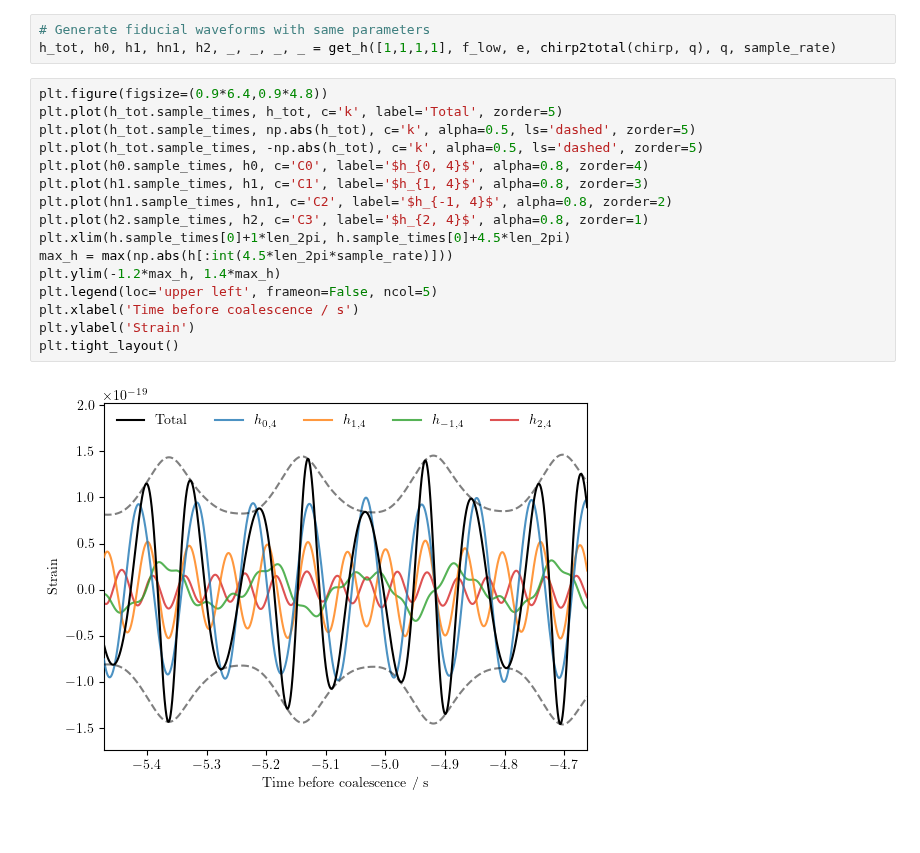
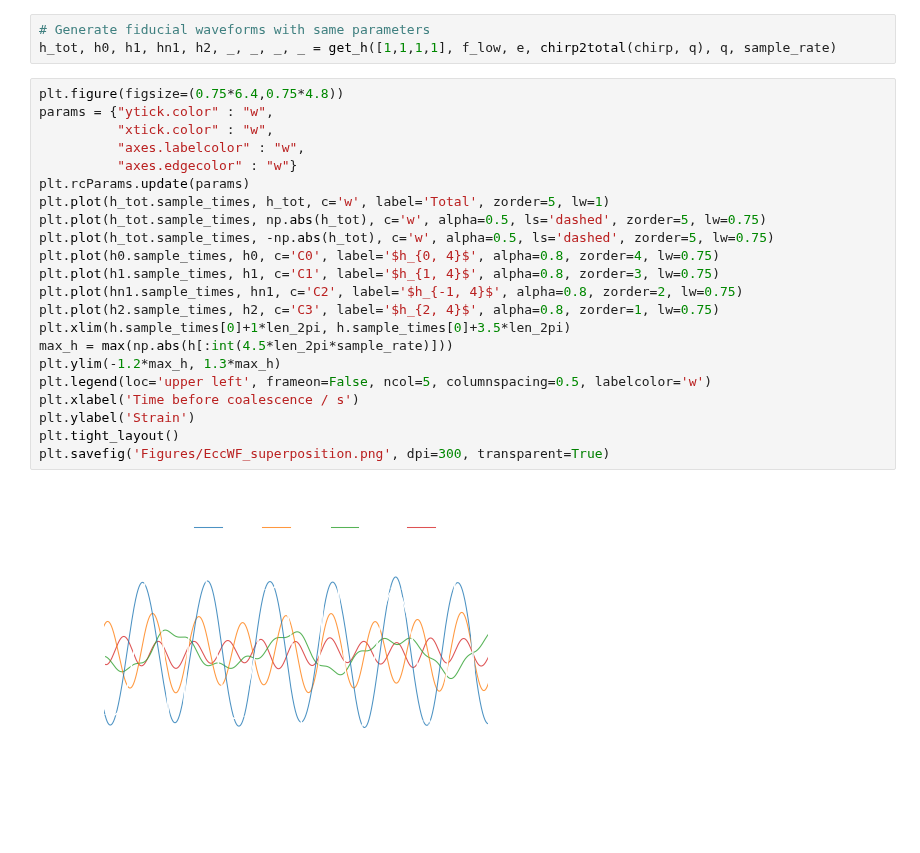
Before and after one commit to BenGPatterson/EccentricHarmonics, a Jupyter notebook: shifting_MA.ipynb, the cells around one changed output. Cells and saved outputs as stored; diff of their text form.

Commit message:
white axes, transparent plots for poster

```diff
--- a/shifting_MA.ipynb
+++ b/shifting_MA.ipynb
@@ -134,20 +134,26 @@ plt.tight_layout()
 # Generate fiducial waveforms with same parameters
 h_tot, h0, h1, hn1, h2, _, _, _, _ = get_h([1,1,1,1], f_low, e, chirp2total(chirp, q), q, sample_rate)
 # %%
-plt.figure(figsize=(0.9*6.4,0.9*4.8))
-plt.plot(h_tot.sample_times, h_tot, c='k', label='Total', zorder=5)
-plt.plot(h_tot.sample_times, np.abs(h_tot), c='k', alpha=0.5, ls='dashed', zorder=5)
-plt.plot(h_tot.sample_times, -np.abs(h_tot), c='k', alpha=0.5, ls='dashed', zorder=5)
-plt.plot(h0.sample_times, h0, c='C0', label='$h_{0, 4}$', alpha=0.8, zorder=4)
-plt.plot(h1.sample_times, h1, c='C1', label='$h_{1, 4}$', alpha=0.8, zorder=3)
-plt.plot(hn1.sample_times, hn1, c='C2', label='$h_{-1, 4}$', alpha=0.8, zorder=2)
-plt.plot(h2.sample_times, h2, c='C3', label='$h_{2, 4}$', alpha=0.8, zorder=1)
-plt.xlim(h.sample_times[0]+1*len_2pi, h.sample_times[0]+4.5*len_2pi)
+plt.figure(figsize=(0.75*6.4,0.75*4.8))
+params = {"ytick.color" : "w",
+          "xtick.color" : "w",
+          "axes.labelcolor" : "w",
+          "axes.edgecolor" : "w"}
+plt.rcParams.update(params)
+plt.plot(h_tot.sample_times, h_tot, c='w', label='Total', zorder=5, lw=1)
+plt.plot(h_tot.sample_times, np.abs(h_tot), c='w', alpha=0.5, ls='dashed', zorder=5, lw=0.75)
+plt.plot(h_tot.sample_times, -np.abs(h_tot), c='w', alpha=0.5, ls='dashed', zorder=5, lw=0.75)
+plt.plot(h0.sample_times, h0, c='C0', label='$h_{0, 4}$', alpha=0.8, zorder=4, lw=0.75)
+plt.plot(h1.sample_times, h1, c='C1', label='$h_{1, 4}$', alpha=0.8, zorder=3, lw=0.75)
+plt.plot(hn1.sample_times, hn1, c='C2', label='$h_{-1, 4}$', alpha=0.8, zorder=2, lw=0.75)
+plt.plot(h2.sample_times, h2, c='C3', label='$h_{2, 4}$', alpha=0.8, zorder=1, lw=0.75)
+plt.xlim(h.sample_times[0]+1*len_2pi, h.sample_times[0]+3.5*len_2pi)
 max_h = max(np.abs(h[:int(4.5*len_2pi*sample_rate)]))
-plt.ylim(-1.2*max_h, 1.4*max_h)
-plt.legend(loc='upper left', frameon=False, ncol=5)
+plt.ylim(-1.2*max_h, 1.3*max_h)
+plt.legend(loc='upper left', frameon=False, ncol=5, columnspacing=0.5, labelcolor='w')
 plt.xlabel('Time before coalescence / s')
 plt.ylabel('Strain')
 plt.tight_layout()
+plt.savefig('Figures/EccWF_superposition.png', dpi=300, transparent=True)
 # %% [output]
-[figure, old version]
+[figure, new version]
```
Also changed, not shown: 11 other files.
